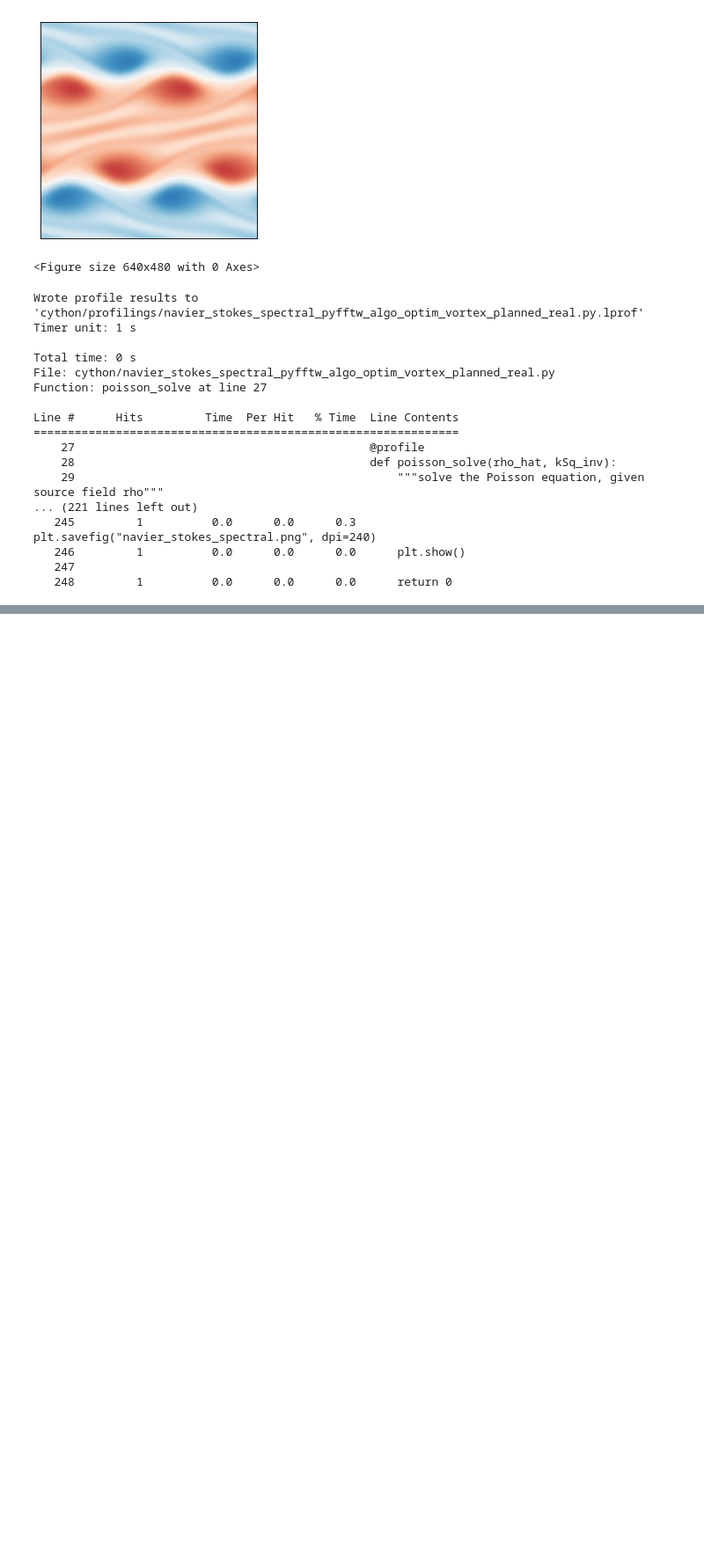
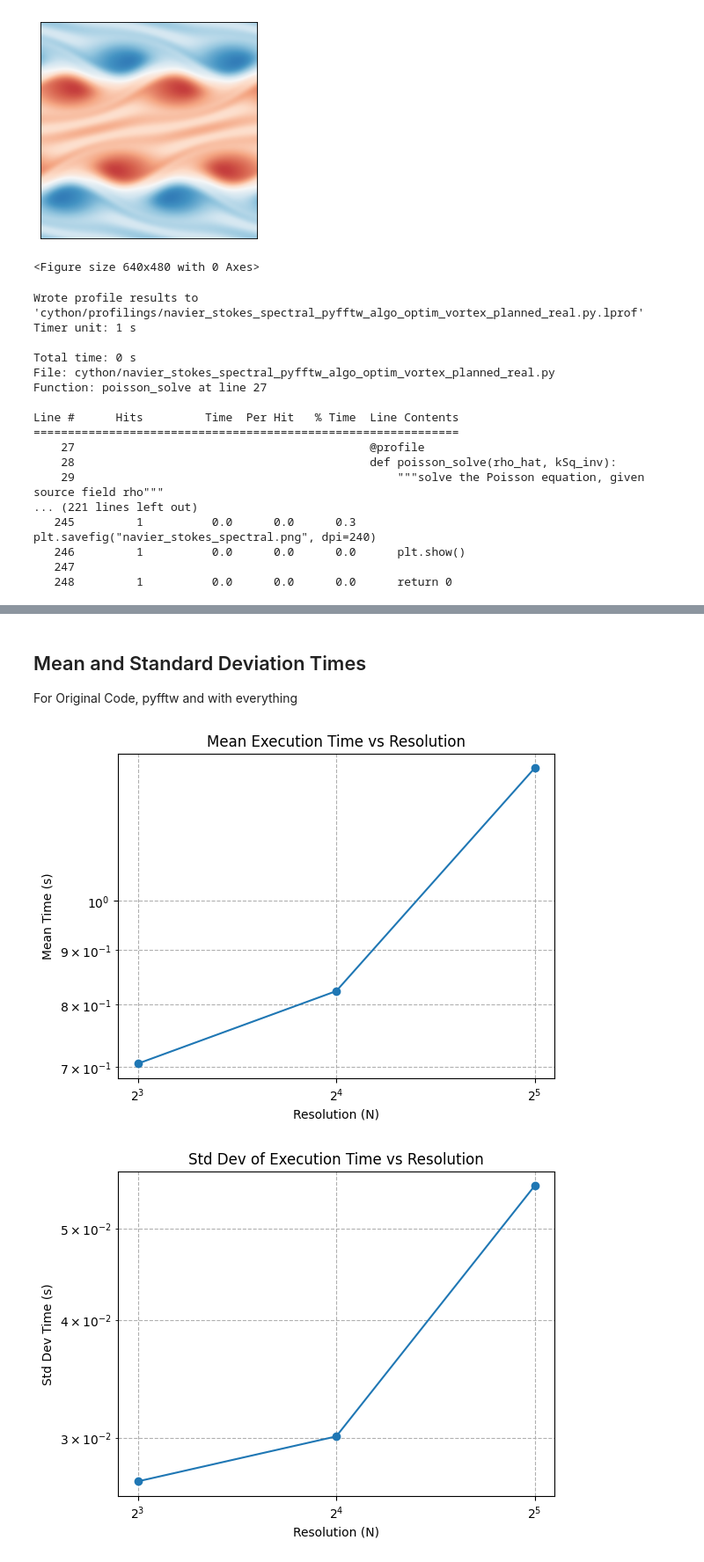
Before and after one commit to Kaspermalm/HPC-final-project-navier-stokes-optimization, a Jupyter notebook: final-project.ipynb, the cells around one changed output, grey strips where cells are left out. Shown at 88% size. Cells and saved outputs as stored; diff of their text form; code cells hidden in the pictures; blank space fills up the shorter version.

Commit message:
Add profiling, benchmarking, and pyfftw optimizations

```diff
--- a/final-project.ipynb
+++ b/final-project.ipynb
@@ -408,0 +494,52 @@ Line #      Hits         Time  Per Hit   % Time  Line Contents
+# %% [markdown]
+## Mean and Standard Deviation Times
+For Original Code, pyfftw and with everything
+# %%
+import matplotlib.pyplot as plt
+import numpy as np
+import importlib.util
+spec = importlib.util.spec_from_file_location("cprofiling_ns", "profiling-original-code/computation/cprofile/cprofiling-ns.py")
+cprofiling_ns = importlib.util.module_from_spec(spec)
+spec.loader.exec_module(cprofiling_ns)
+main = cprofiling_ns.main
+
+spec2 = importlib.util.spec_from_file_location("timings", "utils/timings.py")
+timings = importlib.util.module_from_spec(spec2)
+spec2.loader.exec_module(timings)
+size_vector = timings.size_vector
+
+sizes = size_vector(3)
+iterations = 10
+time_result = []
+
+for size in sizes:
+    for iter in range(iterations):
+        _ = main(size)
+        time_result.append(main.timings.copy())
+        main.timings.clear()
+
+time_result = np.array(time_result).reshape(len(sizes), iterations)
+
+
+plt.figure()
+plt.plot(sizes, np.mean(time_result, axis=1), marker='o')
+plt.xscale('log', base=2)
+plt.yscale('log')
+plt.title("Mean Execution Time vs Resolution")
+plt.xlabel("Resolution (N)")
+plt.ylabel("Mean Time (s)")
+plt.grid(True, which="both", ls="--")
+
+plt.figure()
+plt.plot(sizes, np.std(time_result, axis=1), marker='o')
+plt.xscale('log', base=2)
+plt.yscale('log')
+plt.title("Std Dev of Execution Time vs Resolution")
+plt.xlabel("Resolution (N)")
+plt.ylabel("Std Dev Time (s)")
+plt.grid(True, which="both", ls="--")
+
+plt.show()
+# %% [output]
+[figure, added]
+[figure, added]
```
Also changed, not shown: parts of 8 cells of this notebook, 10 other files.
